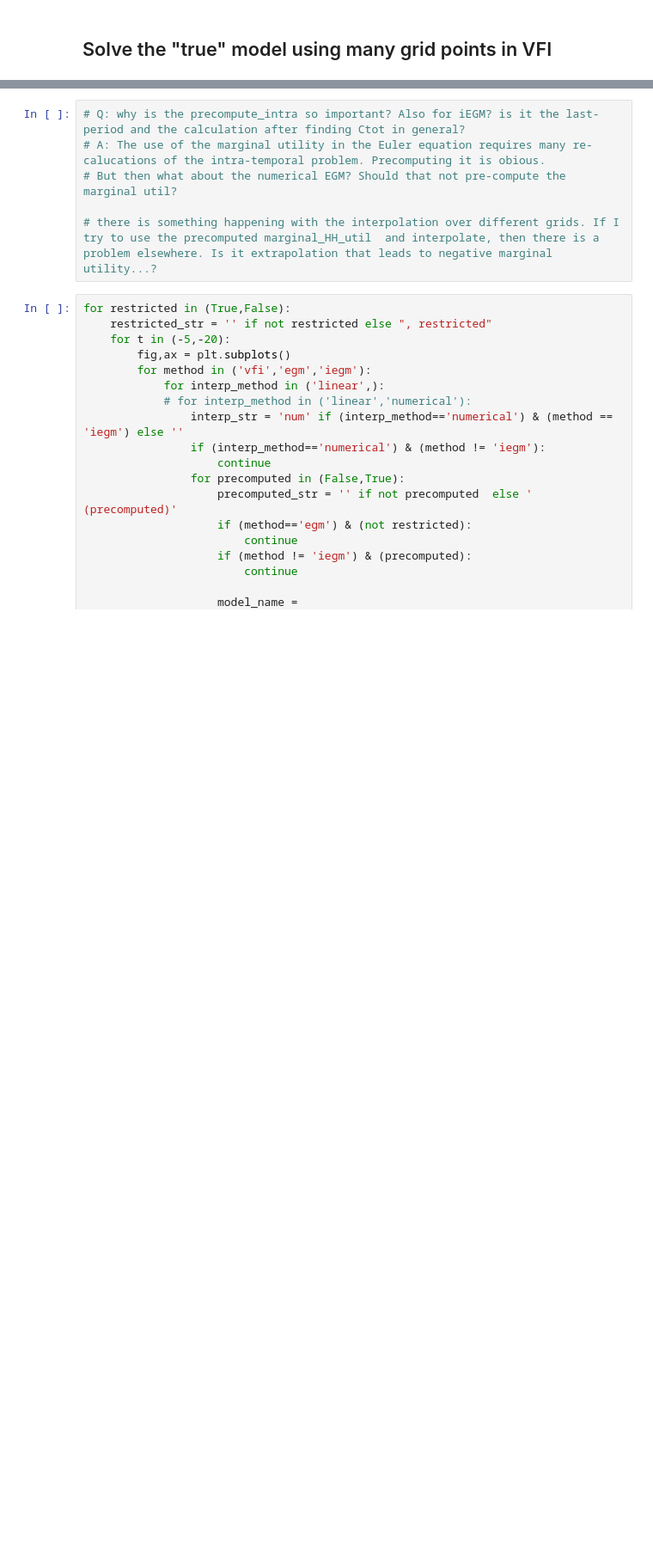
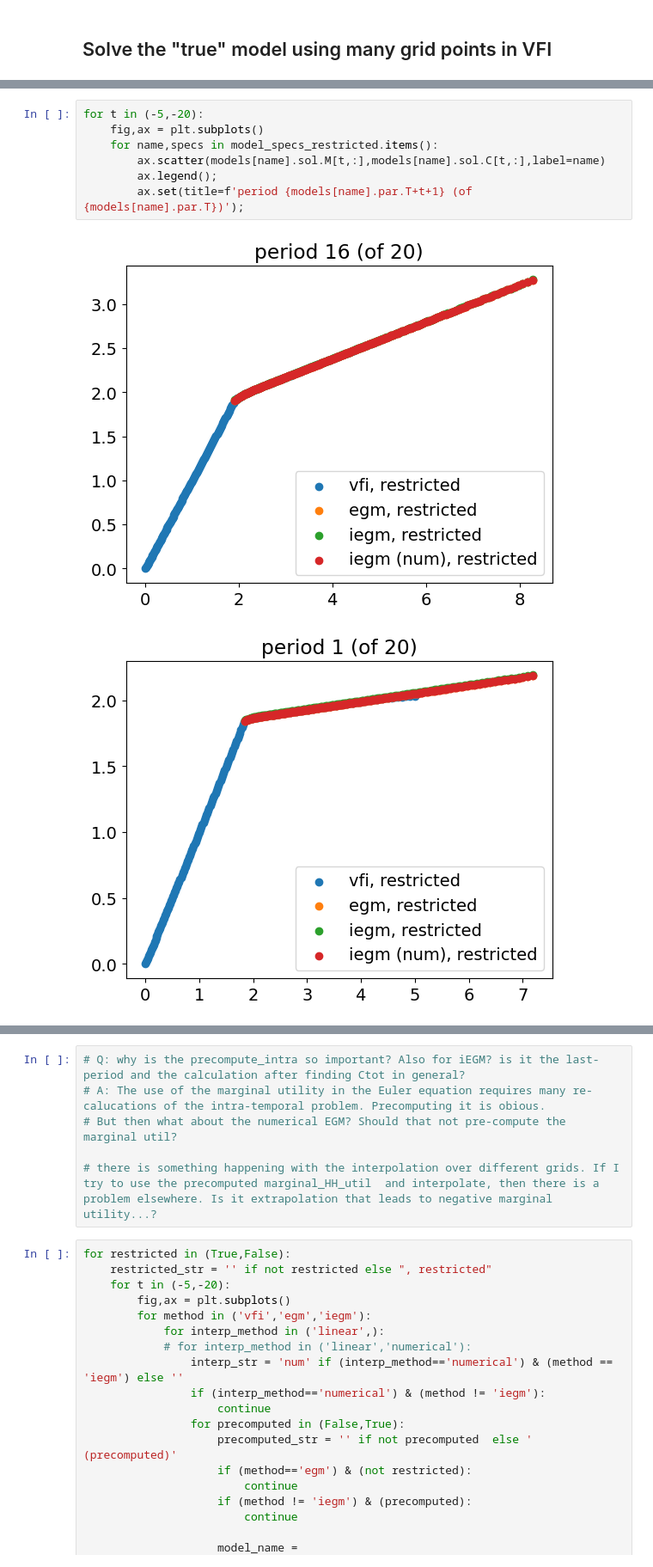
Before and after one commit to ThomasHJorgensen/FastBargaining, a Jupyter notebook: 01. UnitaryHousehold.ipynb, the cells around one changed output, grey strips where cells are left out. Shown at 86% size. Drawn from its saved outputs; the diff is of its cells as text; blank space fills up the shorter version.

```diff
--- a/01. UnitaryHousehold.ipynb
+++ b/01. UnitaryHousehold.ipynb
@@ -72,0 +129,10 @@ fig.tight_layout()
+# %%
+for t in (-5,-20):
+    fig,ax = plt.subplots()
+    for name,specs in model_specs_restricted.items():
+        ax.scatter(models[name].sol.M[t,:],models[name].sol.C[t,:],label=name)
+        ax.legend();
+        ax.set(title=f'period {models[name].par.T+t+1} (of {models[name].par.T})');
+# %% [output]
+[figure, added]
+[figure, added]
```
Also changed, not shown: parts of 10 cells of this notebook, 1 other file.
